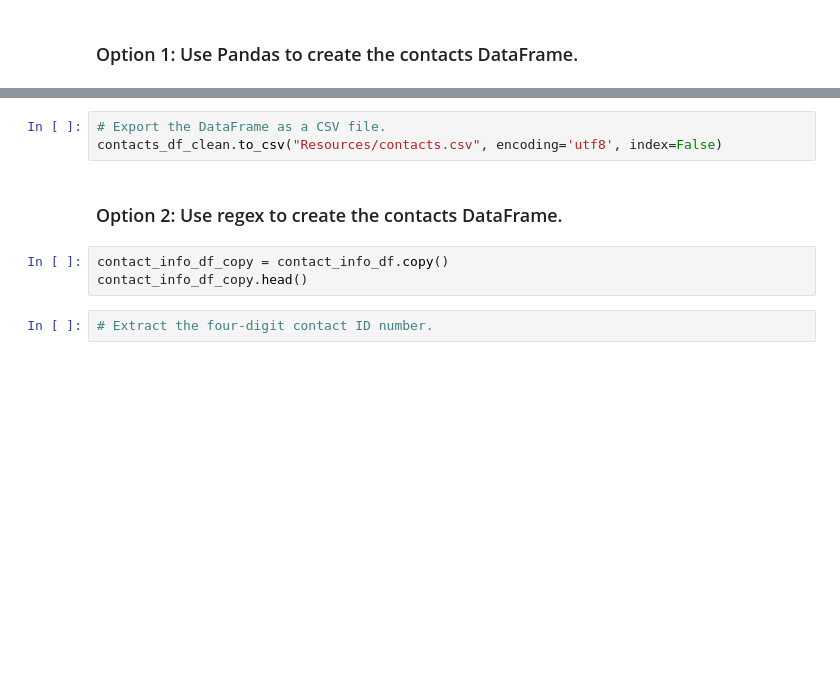
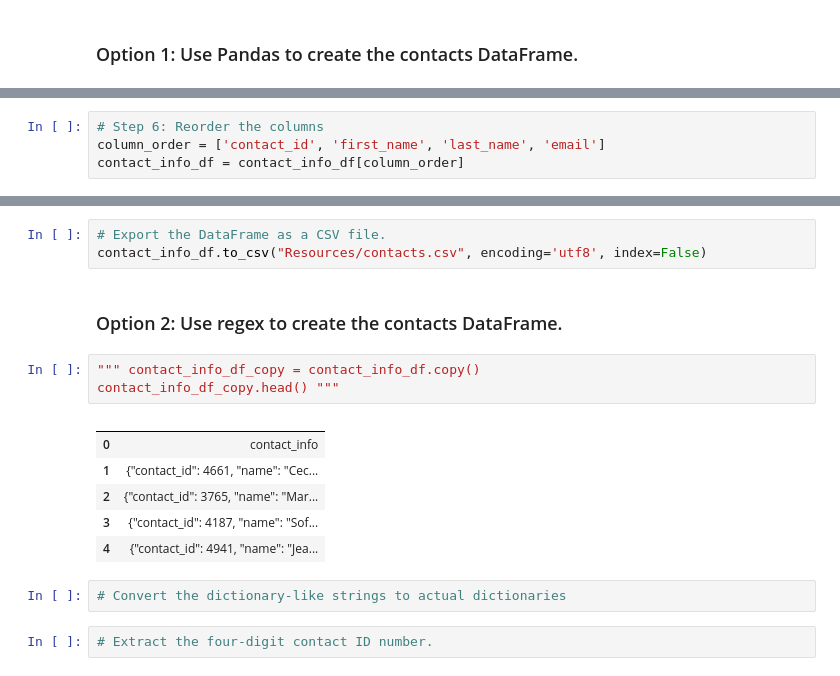
Before and after one commit to Santicorts/Crowdfunding_ETL, a Jupyter notebook: ETL_Mini_Project_SCortes_MGomez.ipynb, the cells around one changed output, grey strips where cells are left out. Saved outputs shown, nothing was run; the diff lists cells and outputs as text; blank space fills up the shorter version.

```diff
--- a/ETL_Mini_Project_SCortes_MGomez.ipynb
+++ b/ETL_Mini_Project_SCortes_MGomez.ipynb
@@ -421,0 +443,4 @@ print(dict_values)
+# %%
+# Step 6: Reorder the columns
+column_order = ['contact_id', 'first_name', 'last_name', 'email']
+contact_info_df = contact_info_df[column_order]
@@ -422,11 +461,20 @@ print(dict_values)
 # %%
 # Export the DataFrame as a CSV file.
-contacts_df_clean.to_csv("Resources/contacts.csv", encoding='utf8', index=False)
+contact_info_df.to_csv("Resources/contacts.csv", encoding='utf8', index=False)
 # %% [markdown]
 ### Option 2: Use regex to create the contacts DataFrame.
 # %%
-contact_info_df_copy = contact_info_df.copy()
-contact_info_df_copy.head()
+""" contact_info_df_copy = contact_info_df.copy()
+contact_info_df_copy.head() """
+# %% [output]
+|  |  |
+| 0 | contact_info |
+| 1 | {"contact_id": 4661, "name": "Cec... |
+| 2 | {"contact_id": 3765, "name": "Mar... |
+| 3 | {"contact_id": 4187, "name": "Sof... |
+| 4 | {"contact_id": 4941, "name": "Jea... |
+# %%
+# Convert the dictionary-like strings to actual dictionaries
 # %%
 # Extract the four-digit contact ID number.
 # %%
```
Also changed, not shown: parts of 19 cells of this notebook, 2 other files.
